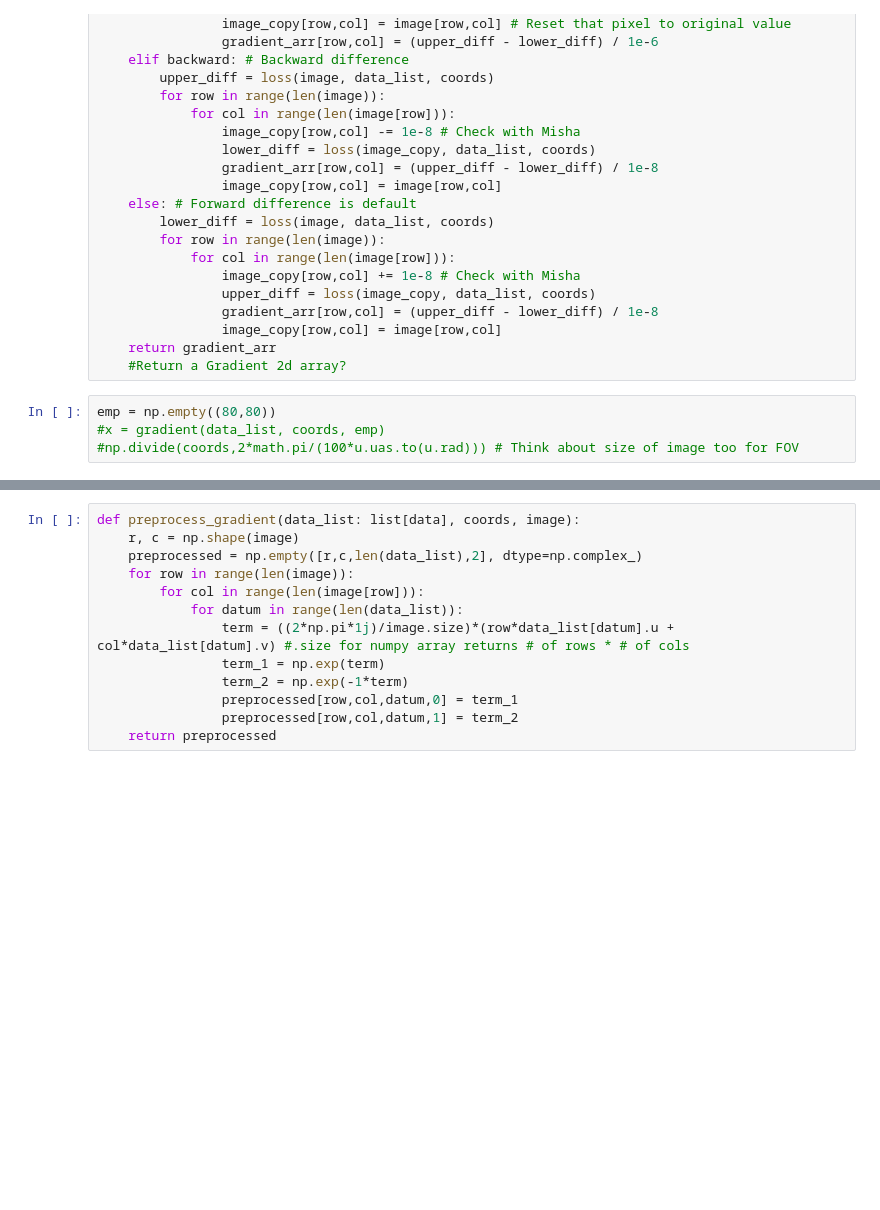
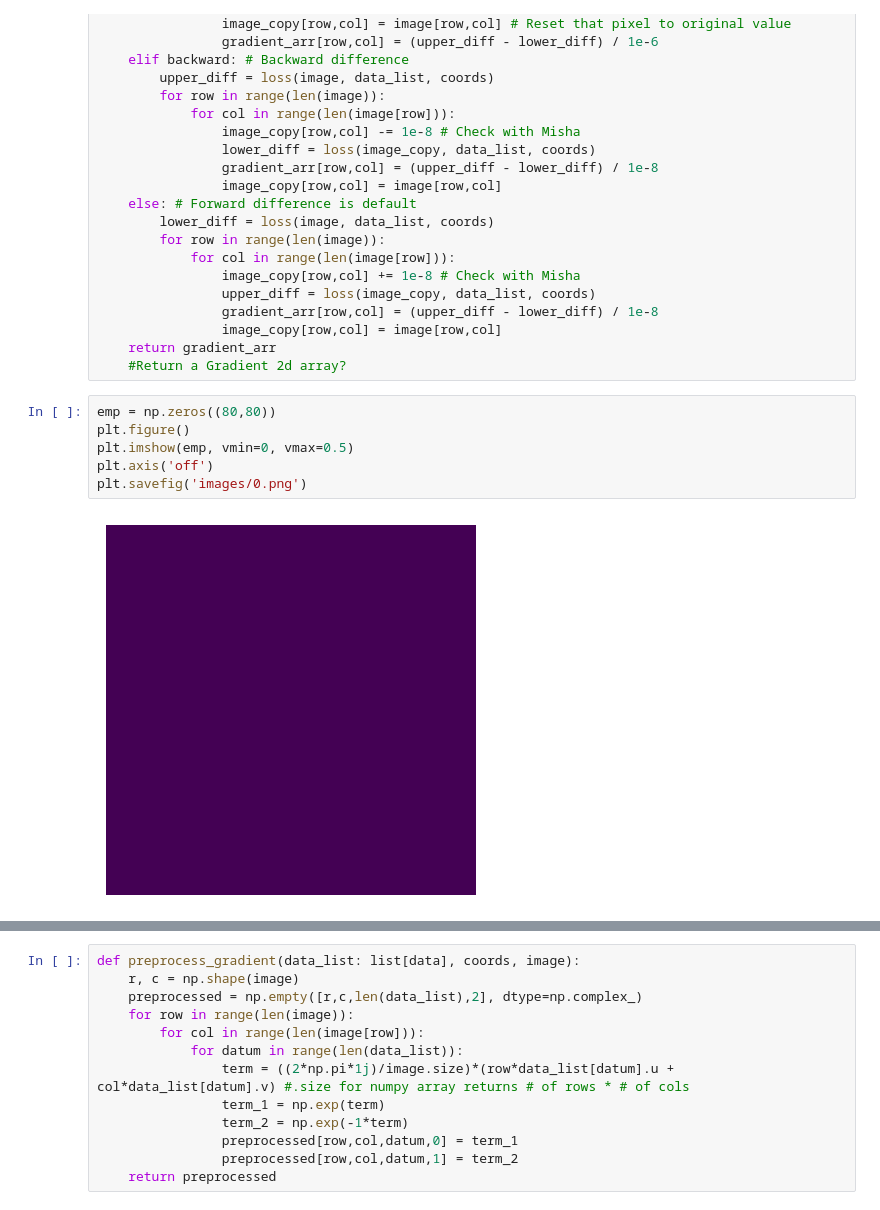
Before and after one commit to Anthony24601/HonorsProject, a Jupyter notebook: test.ipynb, the cells around one changed output, grey strips where cells are left out. Saved outputs shown, nothing was run; the diff lists cells and outputs as text; blank space fills up the shorter version.

Commit message:
gradient_descent

```diff
--- a/test.ipynb
+++ b/test.ipynb
@@ -207,8 +228,12 @@ def gradient(data_list: list[data], coords, image, central = False, backward = F
                 image_copy[row,col] = image[row,col]
     return gradient_arr
     #Return a Gradient 2d array?
-# %%
-emp = np.empty((80,80))
-#x = gradient(data_list, coords, emp)
-#np.divide(coords,2*math.pi/(100*u.uas.to(u.rad))) # Think about size of image too for FOV
+# %%
+emp = np.zeros((80,80))
+plt.figure()
+plt.imshow(emp, vmin=0, vmax=0.5)
+plt.axis('off')
+plt.savefig('images/0.png')
+# %% [output]
+[figure, added]
 # %%
```
Also changed, not shown: parts of 19 cells of this notebook.
